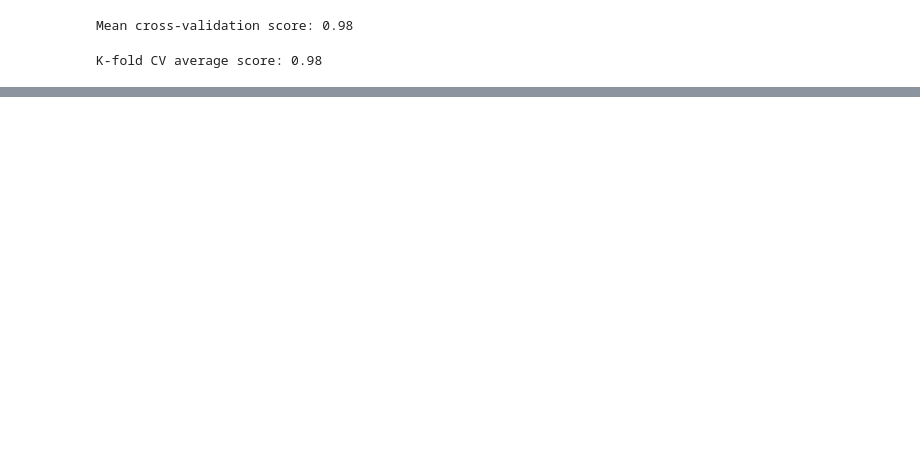
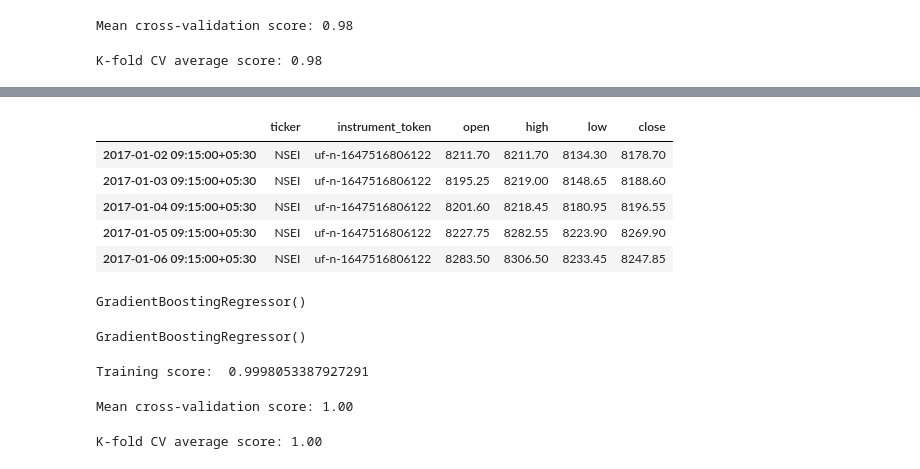
Before and after one commit to Abbas-Source/alianzworkz-internship, a Jupyter notebook: GradientBoostingRegressor/gbregressor-for-stock-market-value-prediction.ipynb, the cells around one changed output, grey strips where cells are left out. Cells and saved outputs as stored; diff of their text form; code cells hidden in the pictures; blank space fills up the shorter version.

```diff
--- a/GradientBoostingRegressor/gbregressor-for-stock-market-value-prediction.ipynb
+++ b/GradientBoostingRegressor/gbregressor-for-stock-market-value-prediction.ipynb
@@ -117,0 +136,12 @@ plt.show()
+# %%
+#retrieve data
+df=pd.read_csv("/kaggle/input/nsei-prev-data/in_nsei_daily.csv",index_col='minute', parse_dates=True)
+df.index = df.index.to_pydatetime()
+df.head()
+# %% [output]
+|  | ticker | instrument_token | open | high | low | close |
+| 2017-01-02 09:15:00+05:30 | NSEI | uf-n-1647516806122 | 8211.70 | 8211.70 | 8134.30 | 8178.70 |
+| 2017-01-03 09:15:00+05:30 | NSEI | uf-n-1647516806122 | 8195.25 | 8219.00 | 8148.65 | 8188.60 |
+| 2017-01-04 09:15:00+05:30 | NSEI | uf-n-1647516806122 | 8201.60 | 8218.45 | 8180.95 | 8196.55 |
+| 2017-01-05 09:15:00+05:30 | NSEI | uf-n-1647516806122 | 8227.75 | 8282.55 | 8223.90 | 8269.90 |
+| 2017-01-06 09:15:00+05:30 | NSEI | uf-n-1647516806122 | 8283.50 | 8306.50 | 8233.45 | 8247.85 |
@@ -117,0 +155,30 @@ plt.show()
+# %%
+#define model
+gbr = GradientBoostingRegressor()
+print(gbr)
+# %% [output]
+GradientBoostingRegressor()
+# %%
+#fit the model
+gbr.fit(xtrain, ytrain)
+# %% [output]
+GradientBoostingRegressor()
+# %%
+#get score
+score = gbr.score(xtrain, ytrain)
+print("Training score: ", score)
+# %% [output]
+Training score:  0.9998053387927291
+# %%
+#apply cross validation
+scores = cross_val_score(gbr, xtrain, ytrain,cv=10)
+print("Mean cross-validation score: %.2f" % scores.mean())
+# %% [output]
+Mean cross-validation score: 1.00
+# %%
+#apply k-folds
+kfold = KFold(n_splits=10, shuffle=True)
+kf_cv_scores = cross_val_score(gbr, xtrain, ytrain, cv=kfold )
+print("K-fold CV average score: %.2f" % kf_cv_scores.mean())
+# %% [output]
+K-fold CV average score: 1.00
```
Also changed, not shown: parts of 10 cells of this notebook.
